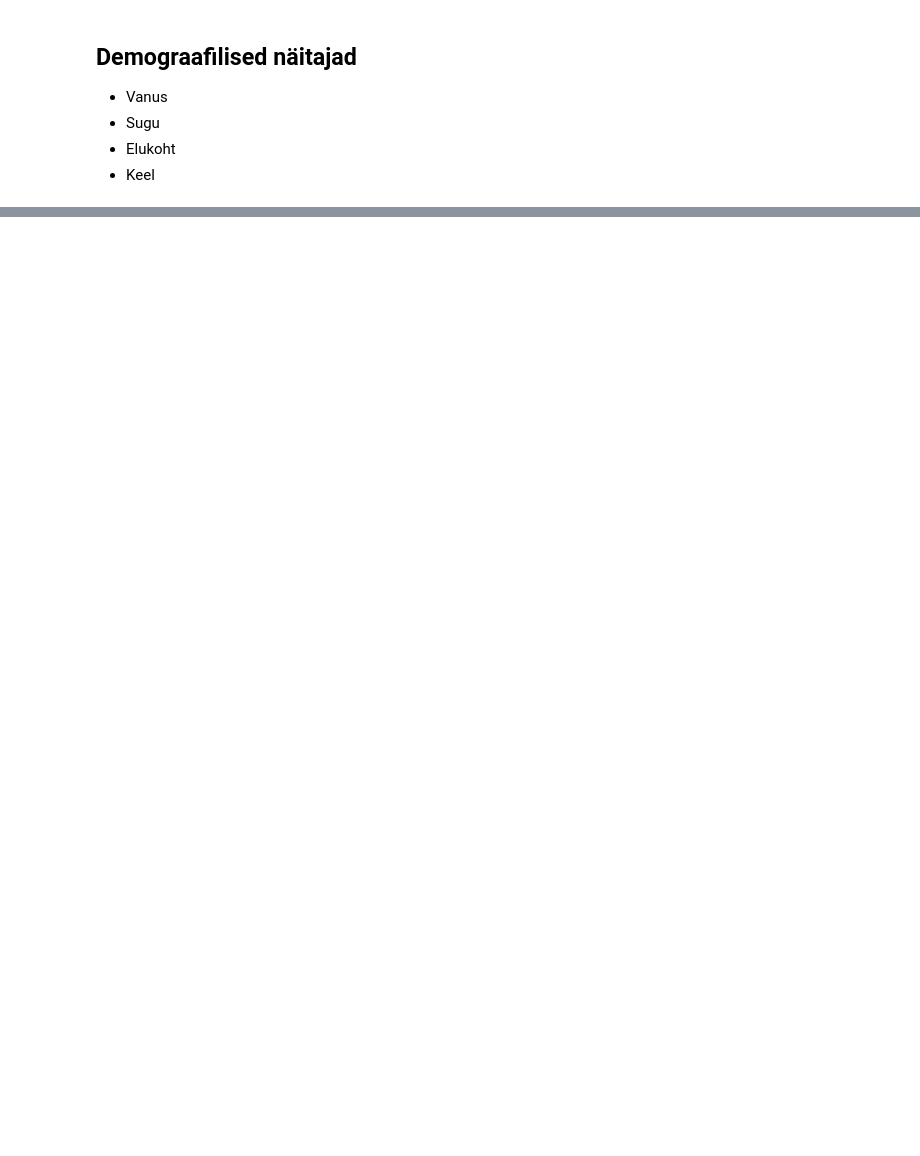
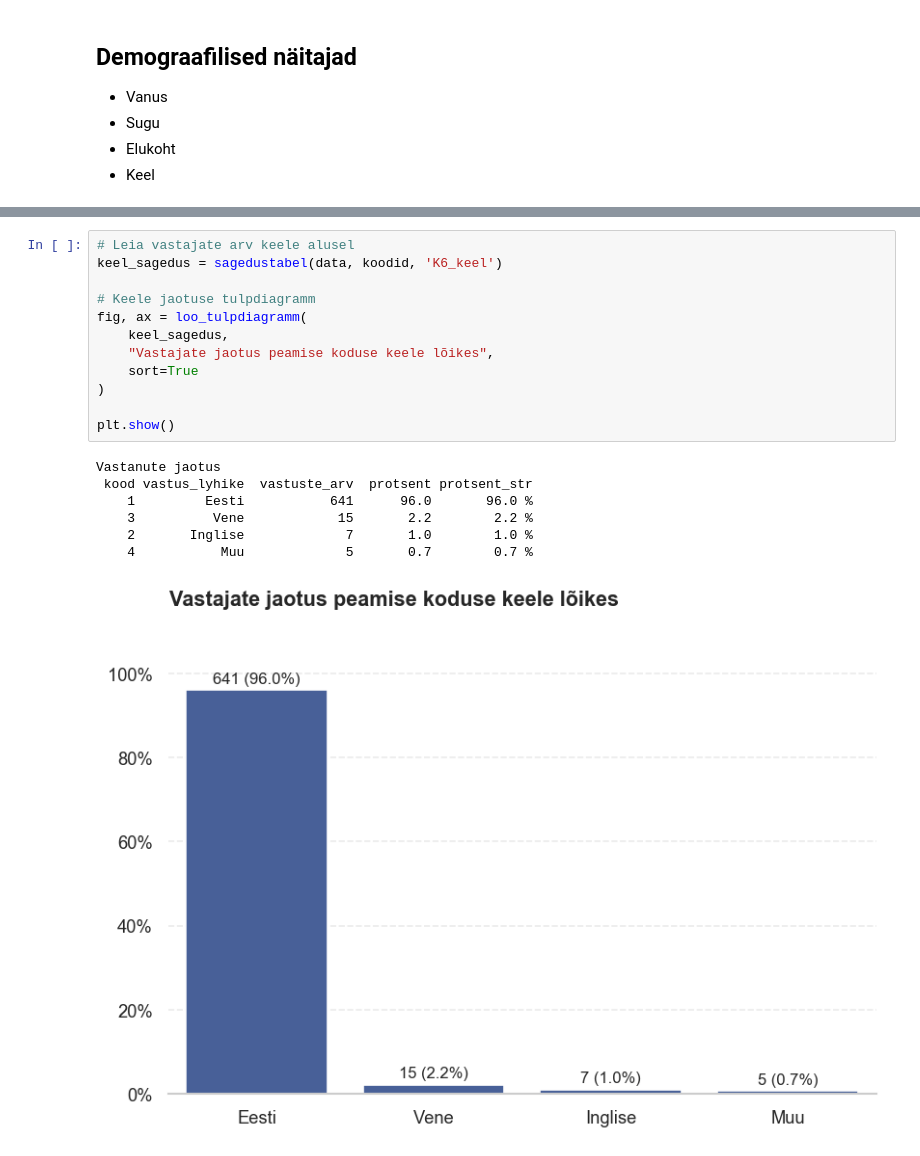
Before and after one commit to erinvainsalu/FRE_analyys, a Jupyter notebook: fre_eksploratiivne_analyys.ipynb, the cells around one changed output, grey strips where cells are left out. Saved outputs shown, nothing was run; the diff lists cells and outputs as text; blank space fills up the shorter version.

```diff
--- a/fre_eksploratiivne_analyys.ipynb
+++ b/fre_eksploratiivne_analyys.ipynb
@@ -834,0 +511,20 @@ df_daily_t.info()
+# %%
+# Leia vastajate arv keele alusel
+keel_sagedus = sagedustabel(data, koodid, 'K6_keel')
+
+# Keele jaotuse tulpdiagramm
+fig, ax = loo_tulpdiagramm(
+    keel_sagedus,
+    "Vastajate jaotus peamise koduse keele lõikes",
+    sort=True
+)
+
+plt.show()
+# %% [output]
+Vastanute jaotus
+ kood vastus_lyhike  vastuste_arv  protsent protsent_str
+    1         Eesti           641      96.0       96.0 %
+    3          Vene            15       2.2        2.2 %
+    2       Inglise             7       1.0        1.0 %
+    4           Muu             5       0.7        0.7 %
+[figure, added]
```
Also changed, not shown: parts of 86 cells of this notebook, 6 other files.
